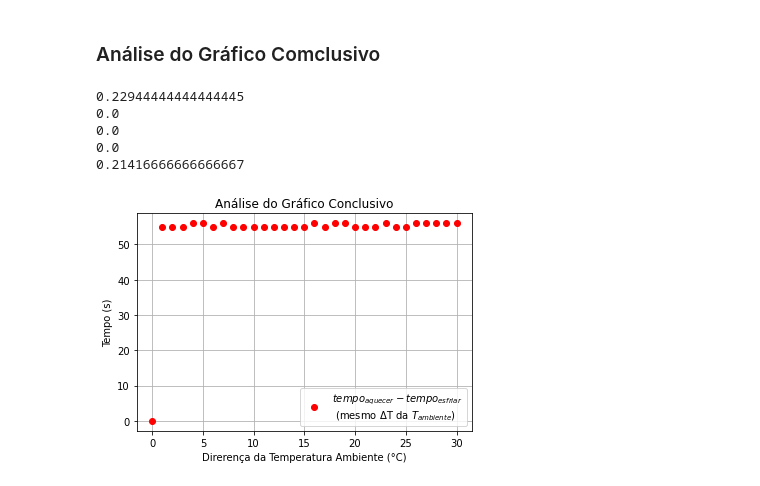
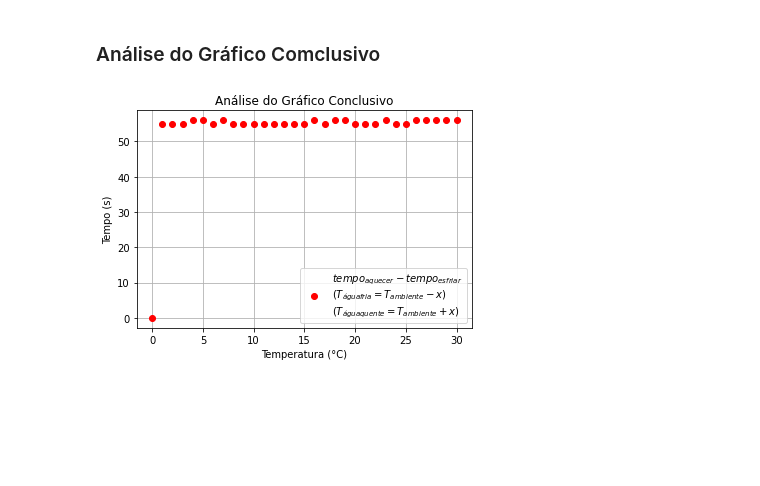
Before and after one commit to pedroivoal/Modsim-P2, a Jupyter notebook: I2/I2.ipynb, the cells around one changed output. Drawn from its saved outputs; the diff is of its cells as text; code cells hidden in the pictures; blank space fills up the shorter version.

```diff
--- a/I2/I2.ipynb
+++ b/I2/I2.ipynb
@@ -254,41 +254,31 @@ conclusivo.savefig('5.Conclusivo.png',  format = 'png', dpi = 1200)
 # %%
 diferença_th = []
 delta_T = []
-
-print(lista_t_equilibrio[142])
-print(lista_t_equilibrio[141])
-print(lista_t_equilibrio[140])
-print(lista_t_equilibrio[139])
-print(lista_t_equilibrio[138])
 
 for i in range(0, 31):
     delta_T.append(i)
 
 # Funciona apenas para Tia(T inicial da água) variando 0.5 em 0.5
 m = 0
 for i in range(140, 201, 2):
     diferença_th.append((lista_t_equilibrio[i] - lista_t_equilibrio[i-m])*3600)
     # print(i, m, i-m)
     # print(lista_t_equilibrio[i])
     # print(lista_t_equilibrio[i-m])
     m += 4
 
 aconclusivo, ax = plt.subplots()
 # Plota análise do gráfico conclusivo
 plt.plot(delta_T, diferença_th, 'or', label = '''$tempo_{aquecer}-tempo_{esfriar}$
- (mesmo ΔΤ da $T_{ambiente}$)''')
+($T_{águafria}=T_{ambiente}-x$)
+($T_{águaquente}=T_{ambiente}+x$)''')
 plt.title('Análise do Gráfico Conclusivo')
-plt.xlabel('Direrença da Temperatura Ambiente (°C)')
+plt.xlabel('Temperatura (°C)')
 plt.ylabel('Tempo (s)')
 plt.legend()
 plt.grid(True)
 plt.show()
 # Cria arquivo png com o gráfico no PC
 aconclusivo.savefig('6.Analise Conclusiva.png',  format = 'png', dpi = 1200)
 # %% [output]
-0.22944444444444445
-0.0
-0.0
-0.0
-0.21416666666666667
-[figure, old version]
+[figure, new version]
```
Also changed, not shown: 1 other file.
